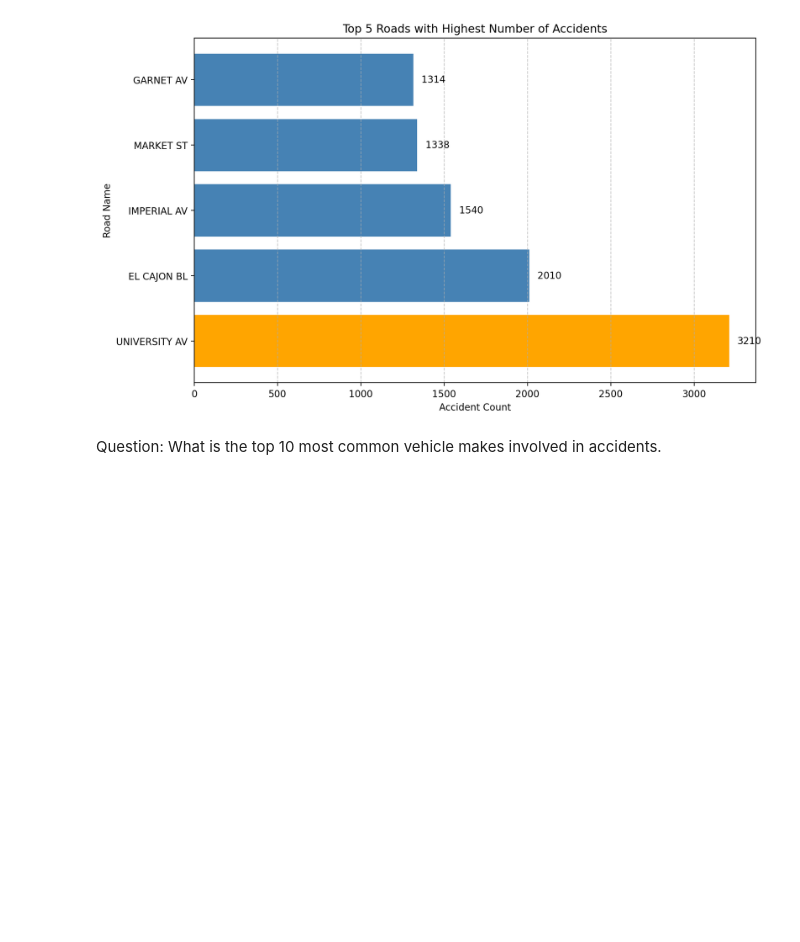
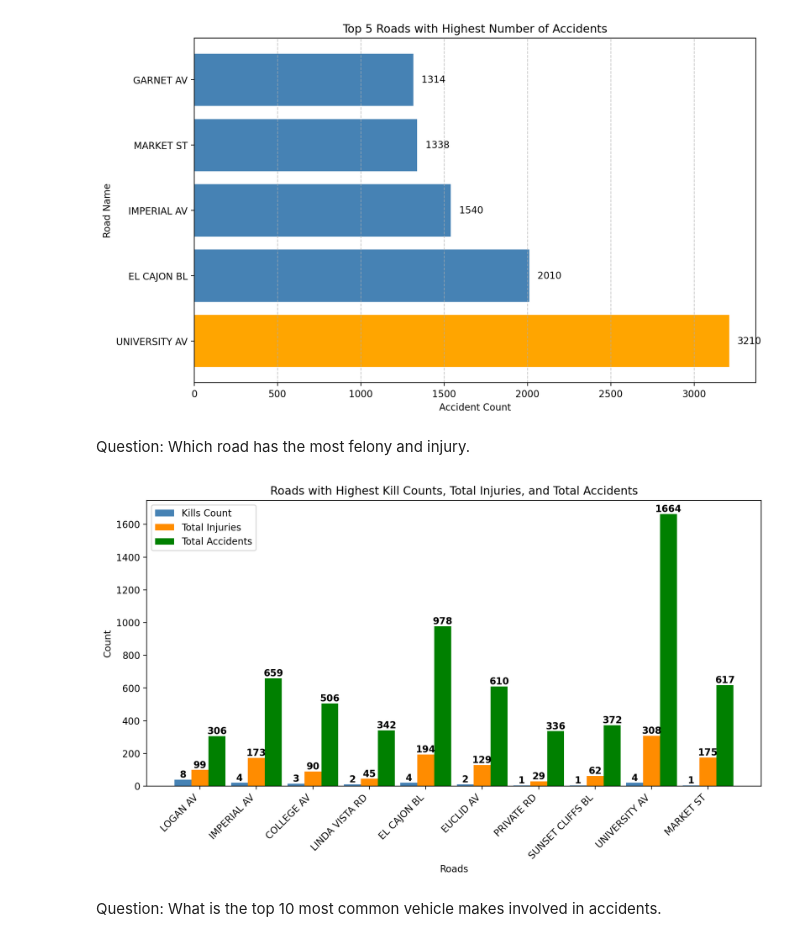
Before and after one commit to jgeng99/San-Diego-Accident-Analysis, a Jupyter notebook: src/data-analysis.ipynb, the cells around one changed output. Saved outputs shown, nothing was run; the diff lists cells and outputs as text; code cells hidden in the pictures; blank space fills up the shorter version.

```diff
--- a/src/data-analysis.ipynb
+++ b/src/data-analysis.ipynb
@@ -343,6 +277,75 @@ plt.tight_layout()
 plt.show()
 # %% [output]
 [figure]
+# %% [markdown]
+Question: Which road has the most felony and injury.
+# %%
+query = \
+    """
+    SELECT
+        r.road_name,
+        SUM(a.killed) AS total_killed,
+        SUM(a.injured) AS total_injuries,
+        COUNT(*) AS felony_count
+    FROM
+        accidents AS a
+    JOIN
+        accidents_on_road AS ar ON a.report_id = ar.report_id
+    JOIN
+        roads AS r ON ar.objectid = r.objectid
+    WHERE
+        (a.hit_run_lvl = 'FELONY' OR a.hit_run_lvl = 'MISDEMEANOR')
+    GROUP BY
+        r.road_name
+    HAVING
+        COUNT(*) > 300
+    ORDER BY
+        -- total_killed DESC, total_injuries DESC
+        (CAST(SUM(a.killed) AS float) / CAST(COUNT(*) AS float)) DESC --, (SUM(a.injured)/COUNT(*)) DESC
+    LIMIT 10;
+    """
+
+cur.execute(query)
+result = cur.fetchall()
+
+roads = [tup[0] for tup in result]
+kill_counts = [tup[1]*5 for tup in result]
+injury_counts = [tup[2] for tup in result]
+accident_counts = [tup[3] for tup in result]
+
+fig, ax = plt.subplots(figsize=(10, 6))
+bar_width = 0.3
+
+index = np.arange(len(roads))
+plt.bar(index, kill_counts, width=bar_width, color='steelblue', label='Kills Count')
+plt.bar(index + bar_width, injury_counts, width=bar_width, color='darkorange', label='Total Injuries')
+plt.bar(index + 2*bar_width, accident_counts, width=bar_width, color='green', label='Total Accidents')
+
+plt.xlabel('Roads')
+plt.ylabel('Count')
+plt.xticks(index + bar_width, roads, rotation=45, ha='right')
+
+plt.legend()
+
+# Add labels to the bars
+for i, v in enumerate(kill_counts):
+    # v -= 30
+    plt.text(i, v, str(v//5), ha='center', va='bottom', fontweight='bold')
+
+for i, v in enumerate(injury_counts):
+    plt.text(i + bar_width, v, str(v), ha='center', va='bottom', fontweight='bold')
+
+for i, v in enumerate(accident_counts):
+    plt.text(i + 2*bar_width, v, str(v), ha='center', va='bottom', fontweight='bold')
+
+# Add a title
+plt.title('Roads with Highest Kill Counts, Total Injuries, and Total Accidents')
+
+# Show the plot
+plt.tight_layout()
+plt.show()
+# %% [output]
+[figure, added]
 # %% [markdown]
 Question: What is the top 10 most common vehicle makes involved in accidents.
 # %%
```
Also changed, not shown: parts of 7 cells of this notebook.
